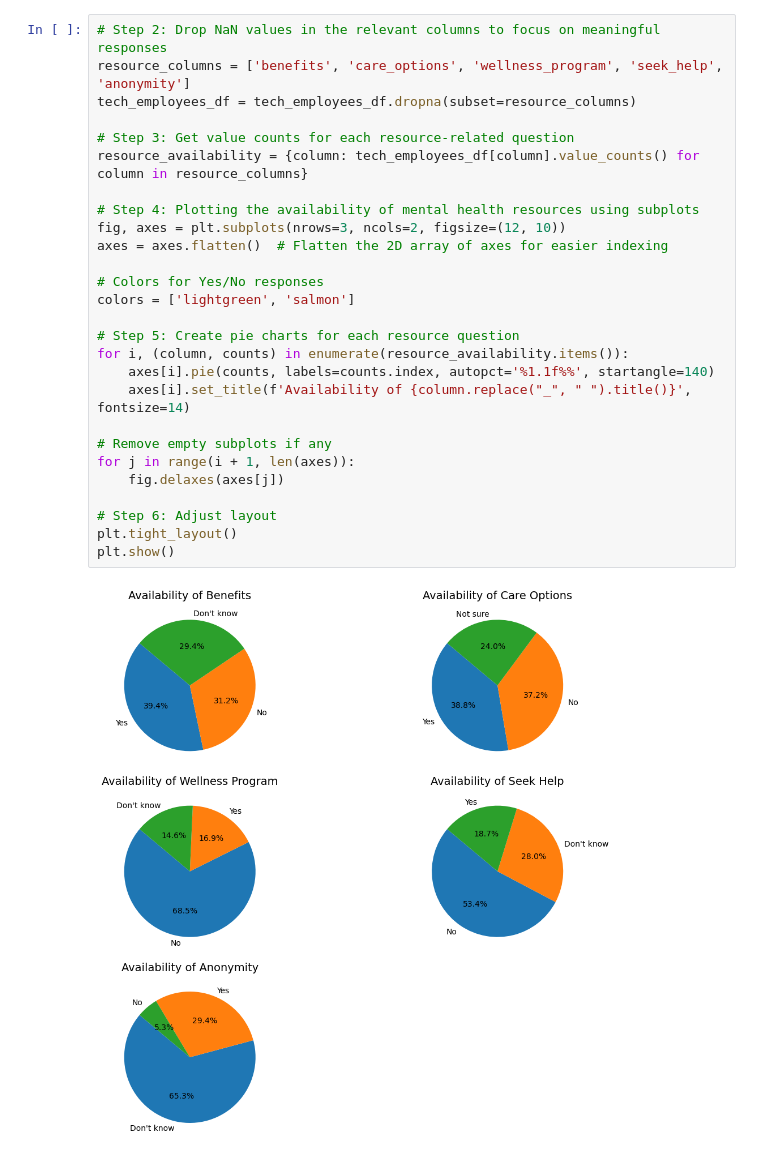
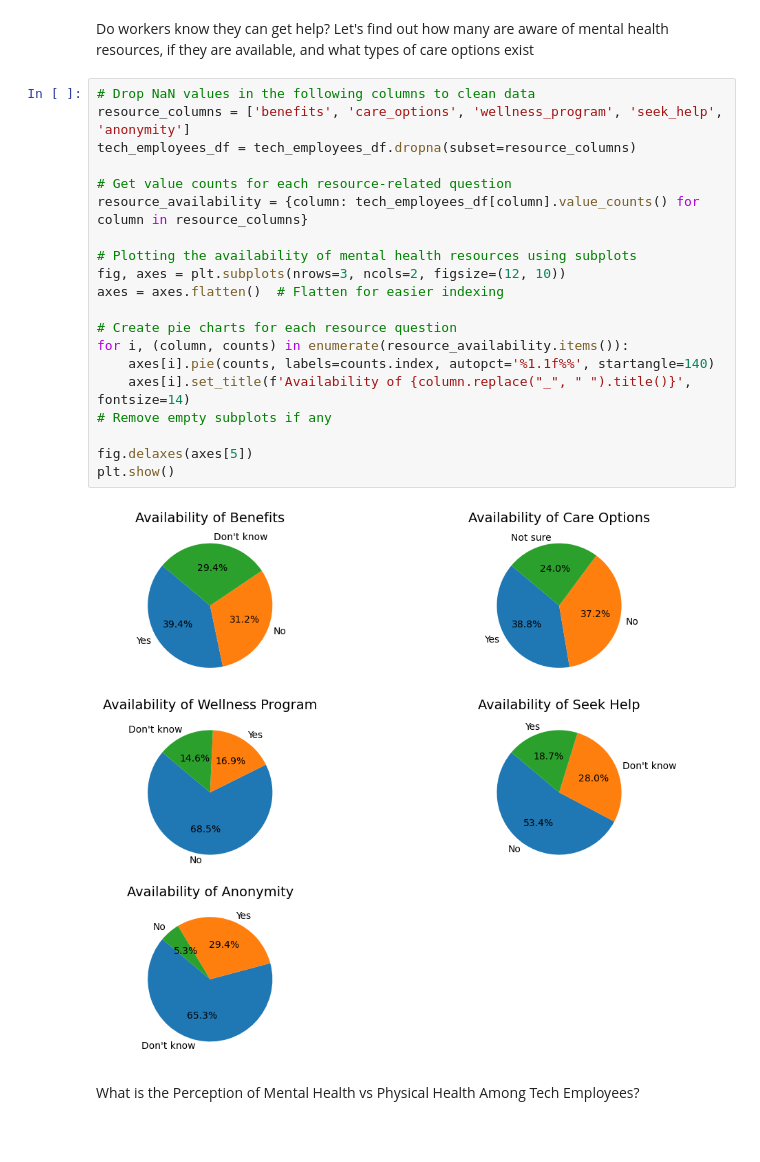
Before and after one commit to CaptDon71/Project-1-Research-Presentation, a Jupyter notebook: data_visualization.ipynb, the cells around one changed output. Drawn from its saved outputs; the diff is of its cells as text; blank space fills up the shorter version.

```diff
--- a/data_visualization.ipynb
+++ b/data_visualization.ipynb
@@ -57,30 +54,27 @@ plt.show()
+# %% [markdown]
+Do workers know they can get help? Let's find out how many are aware of mental health resources, if they are available, and what types of care options exist
 # %%
-# Step 2: Drop NaN values in the relevant columns to focus on meaningful responses
+# Drop NaN values in the following columns to clean data
 resource_columns = ['benefits', 'care_options', 'wellness_program', 'seek_help', 'anonymity']
 tech_employees_df = tech_employees_df.dropna(subset=resource_columns)
 
-# Step 3: Get value counts for each resource-related question
+# Get value counts for each resource-related question
 resource_availability = {column: tech_employees_df[column].value_counts() for column in resource_columns}
 
-# Step 4: Plotting the availability of mental health resources using subplots
+# Plotting the availability of mental health resources using subplots
 fig, axes = plt.subplots(nrows=3, ncols=2, figsize=(12, 10))
-axes = axes.flatten()  # Flatten the 2D array of axes for easier indexing
+axes = axes.flatten()  # Flatten for easier indexing
 
-# Colors for Yes/No responses
-colors = ['lightgreen', 'salmon']
-
-# Step 5: Create pie charts for each resource question
+# Create pie charts for each resource question
 for i, (column, counts) in enumerate(resource_availability.items()):
     axes[i].pie(counts, labels=counts.index, autopct='%1.1f%%', startangle=140)
     axes[i].set_title(f'Availability of {column.replace("_", " ").title()}', fontsize=14)
+# Remove empty subplots if any
 
-# Remove empty subplots if any
-for j in range(i + 1, len(axes)):
-    fig.delaxes(axes[j])
-
-# Step 6: Adjust layout
-plt.tight_layout()
+fig.delaxes(axes[5])
 plt.show()
 # %% [output]
-[figure, old version]
+[figure, new version]
+# %% [markdown]
+What is the Perception of Mental Health vs Physical Health Among Tech Employees?
 # %%
```
Also changed, not shown: parts of 10 cells of this notebook.
